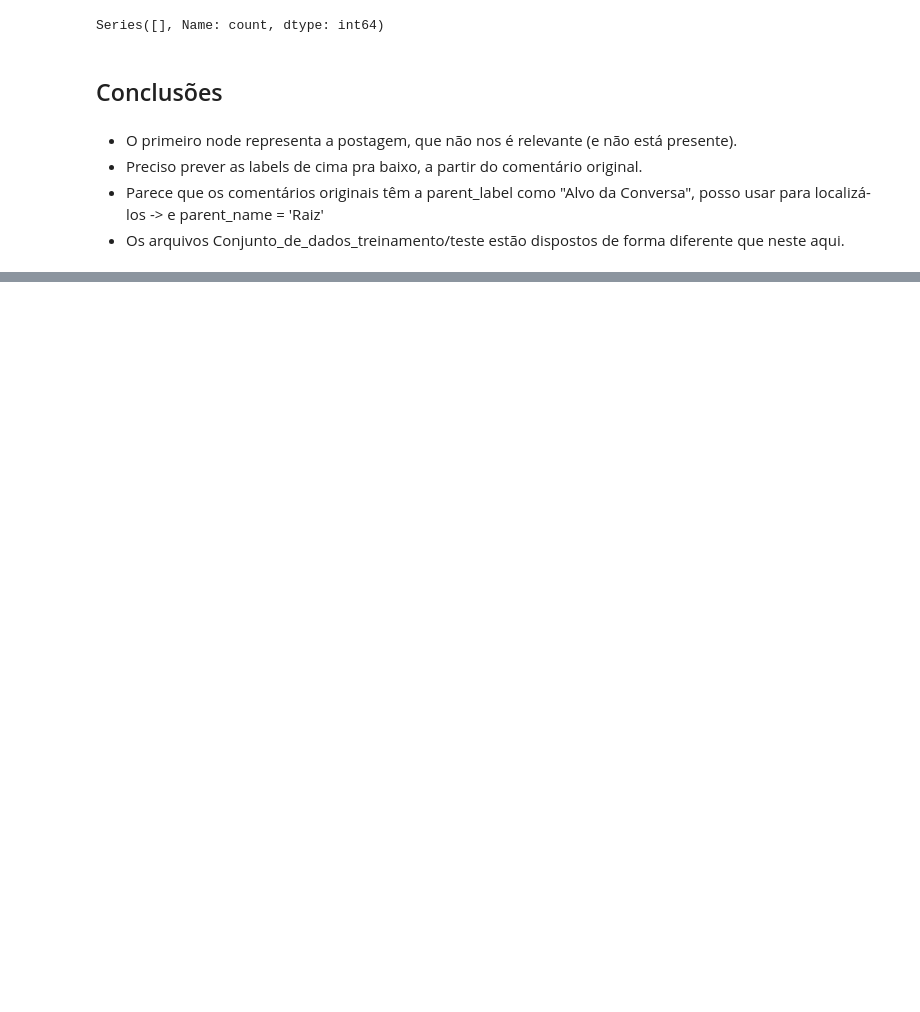
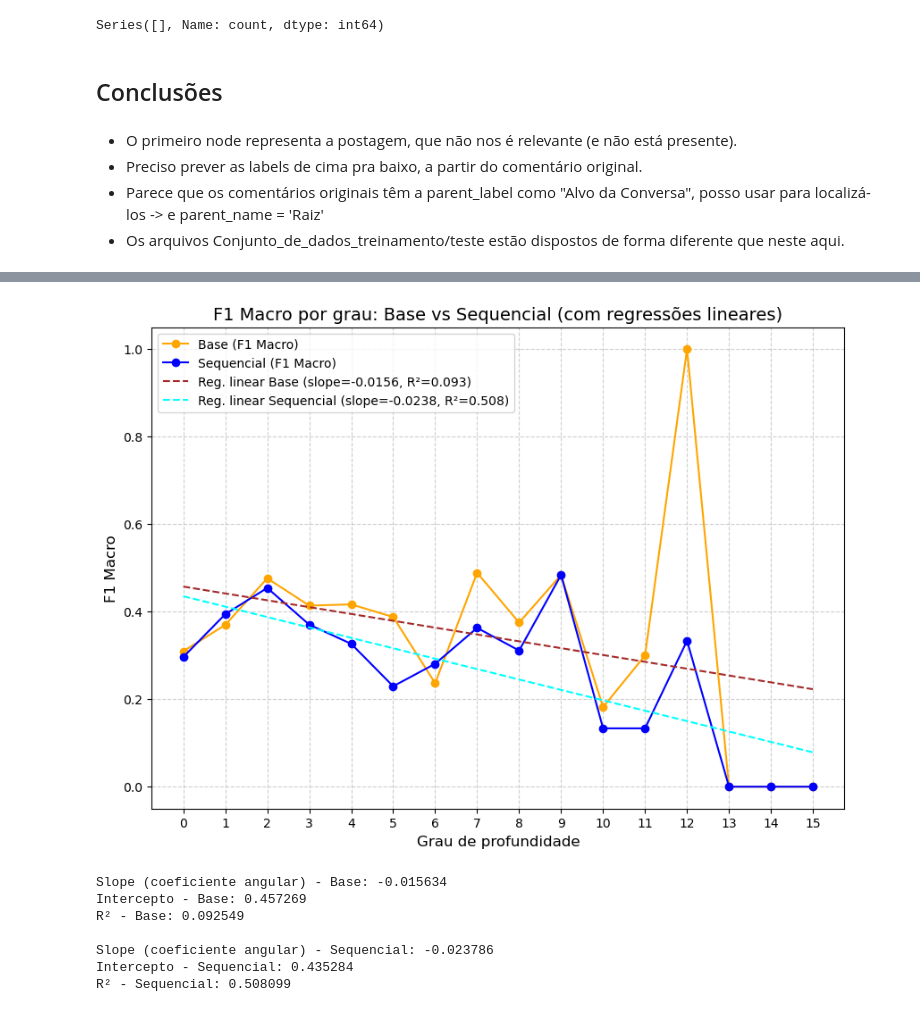
Before and after one commit to moriija/Deteccao-de-Posicionamento, a Jupyter notebook: analise dataset (final).ipynb, the cells around one changed output, grey strips where cells are left out. Cells and saved outputs as stored; diff of their text form; code cells hidden in the pictures; blank space fills up the shorter version.

```diff
--- a/analise dataset (final).ipynb
+++ b/analise dataset (final).ipynb
@@ -195,0 +247,72 @@ Series([], Name: count, dtype: int64)
+# %%
+import pandas as pd
+import numpy as np
+import matplotlib.pyplot as plt
+
+# Carregar os dados
+base = pd.read_csv("resultados\\modelagem_base_por_grau.csv")
+seq = pd.read_csv("resultados\\modelagem_sequencial_por_grau.csv")
+
+# Regressões lineares (y = a*x + b)
+coef_base = np.polyfit(base["grau"], base["f1_macro"], 1)
+coef_seq  = np.polyfit(seq["grau"],  seq["f1_macro"],  1)
+
+slope_base, intercept_base = coef_base[0], coef_base[1]
+slope_seq,  intercept_seq  = coef_seq[0],  coef_seq[1]
+
+# R² para referência (bom para julgar ajuste)
+def r2(x, y, a, b):
+    y_pred = a * x + b
+    ss_res = np.sum((y - y_pred) ** 2)
+    ss_tot = np.sum((y - np.mean(y)) ** 2)
+    return 1 - ss_res/ss_tot if ss_tot != 0 else np.nan
+
+r2_base = r2(base["grau"].values, base["f1_macro"].values, slope_base, intercept_base)
+r2_seq  = r2(seq["grau"].values,  seq["f1_macro"].values,  slope_seq,  intercept_seq)
+
+# Plot
+plt.figure(figsize=(10,7))
+
+# Plot Base
+plt.plot(base["grau"], base["f1_macro"], marker="o", color="orange", label="Base (F1 Macro)")
+# Plot Sequencial
+plt.plot(seq["grau"], seq["f1_macro"], marker="o", color="blue", label="Sequencial (F1 Macro)")
+
+# Linhas de regressão
+x_all = np.linspace(min(base["grau"].min(), seq["grau"].min()),
+                    max(base["grau"].max(), seq["grau"].max()), 200)
+y_base_fit = slope_base * x_all + intercept_base
+y_seq_fit  = slope_seq  * x_all + intercept_seq
+
+plt.plot(x_all, y_base_fit, linestyle="--", color="Brown", label=f"Reg. linear Base (slope={slope_base:.4f}, R²={r2_base:.3f})")
+plt.plot(x_all, y_seq_fit,  linestyle="--", color="cyan", label=f"Reg. linear Sequencial (slope={slope_seq:.4f}, R²={r2_seq:.3f})")
+
+# Títulos e eixos
+plt.title("F1 Macro por grau: Base vs Sequencial (com regressões lineares)", fontsize=14)
+plt.xlabel("Grau de profundidade", fontsize=12)
+plt.ylabel("F1 Macro", fontsize=12)
+plt.ylabel("F1 Macro", fontsize=12)
+plt.xticks(np.arange(int(min(base["grau"].min(), seq["grau"].min())),
+                     int(max(base["grau"].max(), seq["grau"].max()))+1, 1))  # todos inteiros no eixo x
+plt.legend()
+plt.grid(True, linestyle="--", alpha=0.6)
+
+plt.show()
+
+# Mostrar também os coeficientes
+print(f"Slope (coeficiente angular) - Base: {slope_base:.6f}")
+print(f"Intercepto - Base: {intercept_base:.6f}")
+print(f"R² - Base: {r2_base:.6f}\n")
+
+print(f"Slope (coeficiente angular) - Sequencial: {slope_seq:.6f}")
+print(f"Intercepto - Sequencial: {intercept_seq:.6f}")
+print(f"R² - Sequencial: {r2_seq:.6f}")
+# %% [output]
+[figure, added]
+Slope (coeficiente angular) - Base: -0.015634
+Intercepto - Base: 0.457269
+R² - Base: 0.092549
+
+Slope (coeficiente angular) - Sequencial: -0.023786
+Intercepto - Sequencial: 0.435284
+R² - Sequencial: 0.508099
```
Also changed, not shown: parts of 4 cells of this notebook, 7 other files.
